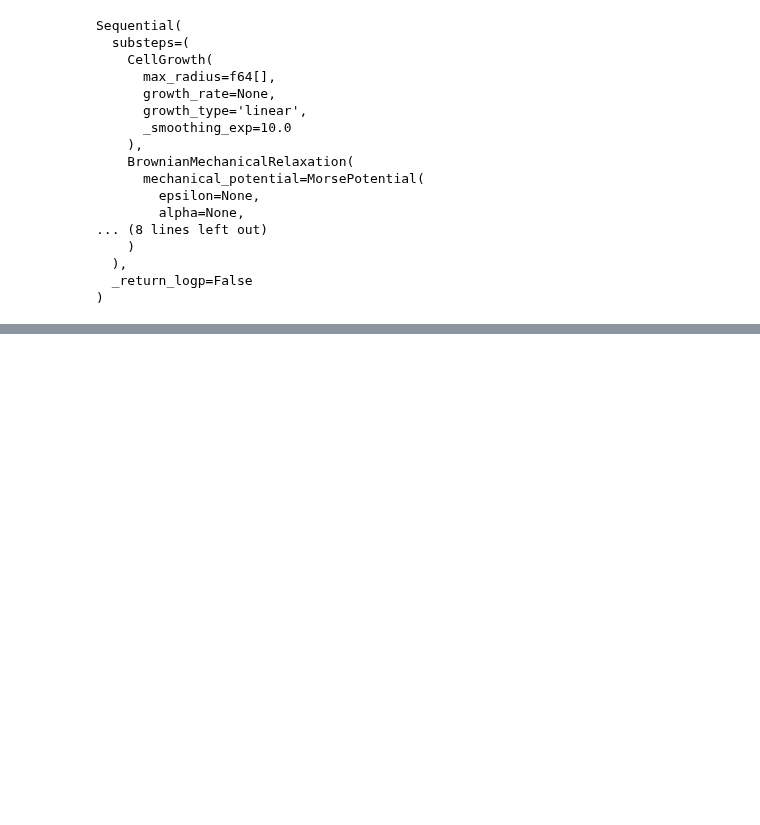
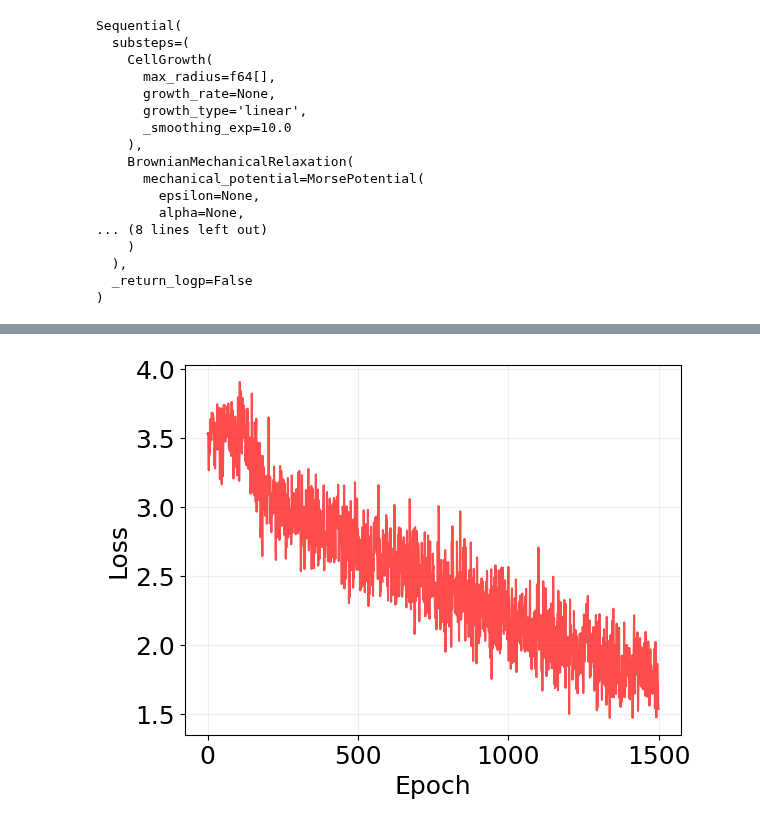
Before and after one commit to fmottes/jax-morph, a Jupyter notebook: tutorials/02 - JAX-morph Gradients and Optimization.ipynb, the cells around one changed output, grey strips where cells are left out. Saved outputs shown, nothing was run; the diff lists cells and outputs as text; code cells hidden in the pictures; blank space fills up the shorter version.

Commit message:
deterministic simulations done

```diff
--- a/tutorials/02 - JAX-morph Gradients and Optimization.ipynb
+++ b/tutorials/02 - JAX-morph Gradients and Optimization.ipynb
@@ -332,0 +316,42 @@ Gradient w.r.t x: [5. 5. 5.]
+# %%
+N_SIM_STEPS = 100 #length of each forward simulation
+EPOCHS = 1500
+
+
+#function that computes the loss and gradient
+loss_and_grad = eqx.filter_jit(eqx.filter_value_and_grad(avg_dist_loss))
+
+#create copy of the model to be modified during traning
+opt_model = model.copy()
+
+
+#initialize optimizer
+optimizer = optax.adam(1e-2)
+opt_state = optimizer.init(eqx.filter(opt_model, eqx.is_array)) #initialize state
+
+
+losses = []
+
+for epoch in trange(EPOCHS):
+
+    key, subkey = jax.random.split(key)
+
+    #compute gradient and loss
+    loss, grad = loss_and_grad(opt_model, istate, subkey, N_SIM_STEPS)
+
+    #update parameters
+    updates, opt_state = optimizer.update(grad, opt_state)
+
+    opt_model = eqx.apply_updates(opt_model, updates)
+
+    losses += [loss]
+# %%
+plt.plot(losses, 'r', alpha=.7)
+plt.xlabel('Epoch')
+plt.ylabel('Loss')
+
+plt.grid(alpha=.2)
+
+plt.show()
+# %% [output]
+[figure, added]
```
Also changed, not shown: parts of 24 cells of this notebook.
